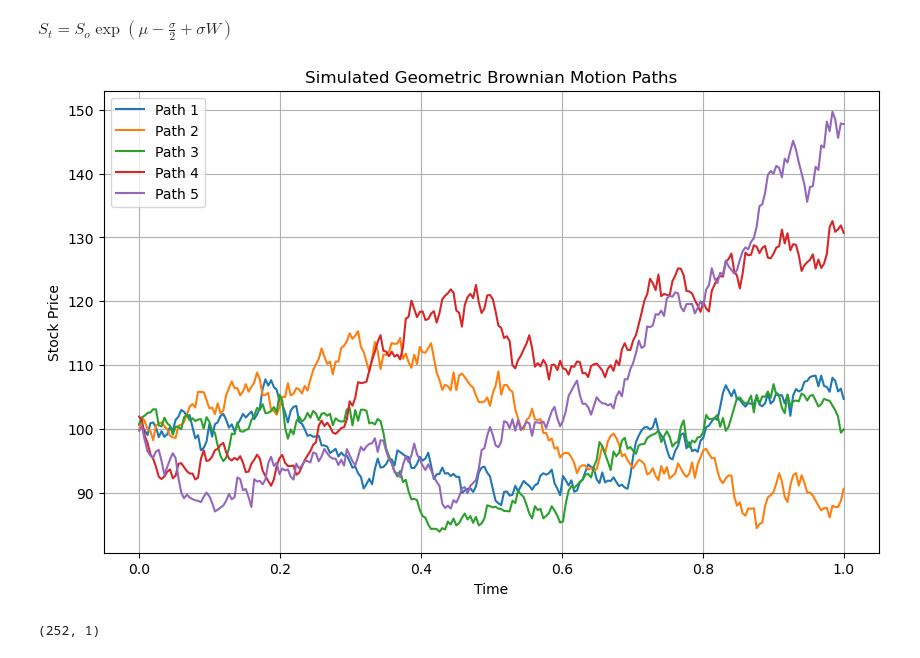
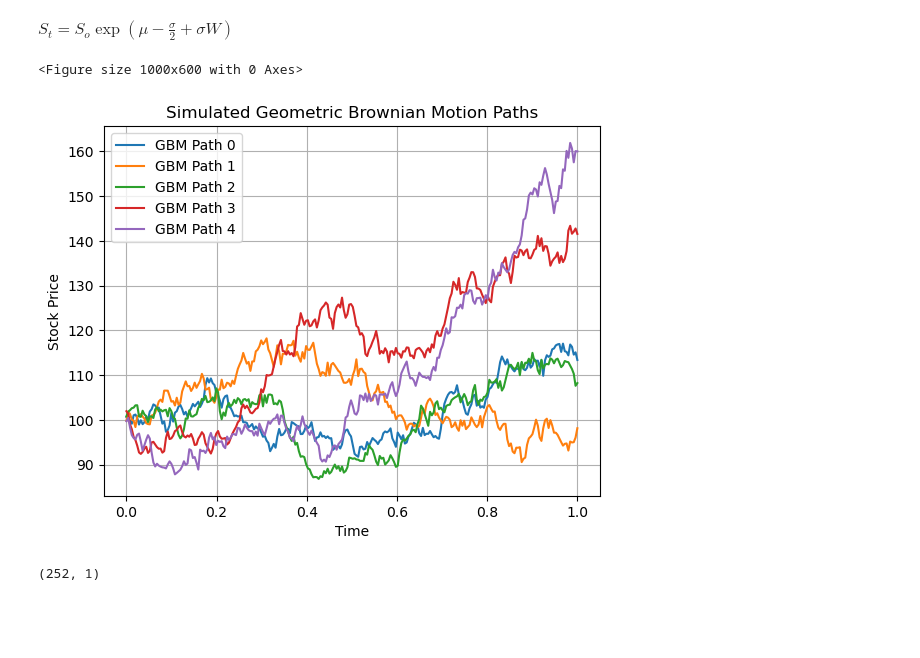
Before and after one commit to Demion27/predictive-ai-roadmap, a Jupyter notebook: notebooks/gaussian_brownian.ipynb, the cells around one changed output. Cells and saved outputs as stored; diff of their text form; code cells hidden in the pictures; blank space fills up the shorter version.

```diff
--- a/notebooks/gaussian_brownian.ipynb
+++ b/notebooks/gaussian_brownian.ipynb
@@ -16,27 +15,30 @@ def gbm(n_steps = 252, T=1, n_paths = 5,mu = 0.1, sigma = 0.2,S0 = 100):
         param mu: Drift coefficient
         param sigma: Volatility coefficient
         param S0: Initial stock price
-        return: Simulated GBM paths as a numpy array of shape (n_steps, n_paths)
-        return: Time points corresponding to the simulated paths as a numpy array of shape (n_steps,)
+        return: Simulated GBM paths as a pandas DataFrame with time column and path columns
     '''
     dt = T/n_steps
     t = np.arange(0, T, dt).reshape(n_steps,1)
     W,times = wiener_process(n_steps=n_steps, n_paths=n_paths)
     S = np.full(shape = n_paths, fill_value =S0).reshape(1,n_paths) * np.exp((mu - 0.5 * sigma**2) * t + sigma * W)
-    return S, times
+
+    # Create DataFrame with time and path columns
+    df = pd.DataFrame(S, columns=[f'Path_{i}' for i in range(n_paths)])
+    df.insert(0, 'time', times)
+    return df
 # %%
 plt.figure(figsize=(10,6))
-gbm_paths, times = gbm(n_paths=1)
-for i in range(gbm_paths.shape[1]):
-    plt.plot(times, gbm_paths[:, i], label=f'Path {i+1}')
+gbm_paths = gbm(n_paths=5)
+gbm_paths.plot(x='time', y=[f'Path_{i}' for i in range(5)], label=[f'GBM Path {i}' for i in range(5)])
 plt.title('Simulated Geometric Brownian Motion Paths')
 plt.xlabel('Time')
 plt.ylabel('Stock Price')
 plt.legend()
 plt.grid()
 plt.show()
 # %% [output]
+<Figure size 1000x600 with 0 Axes>
-[figure, old version]
+[figure, new version]
 # %%
 S,t = gbm(n_steps=252,n_paths= 1)
 print(S.shape)
```
Also changed, not shown: parts of 2 cells of this notebook, 4 other files.
